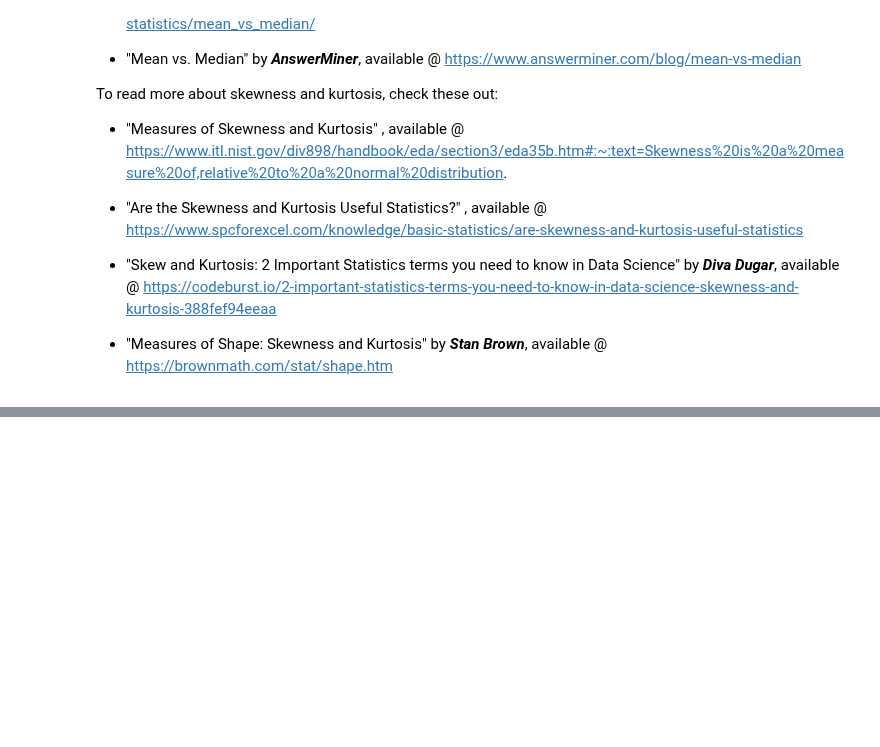
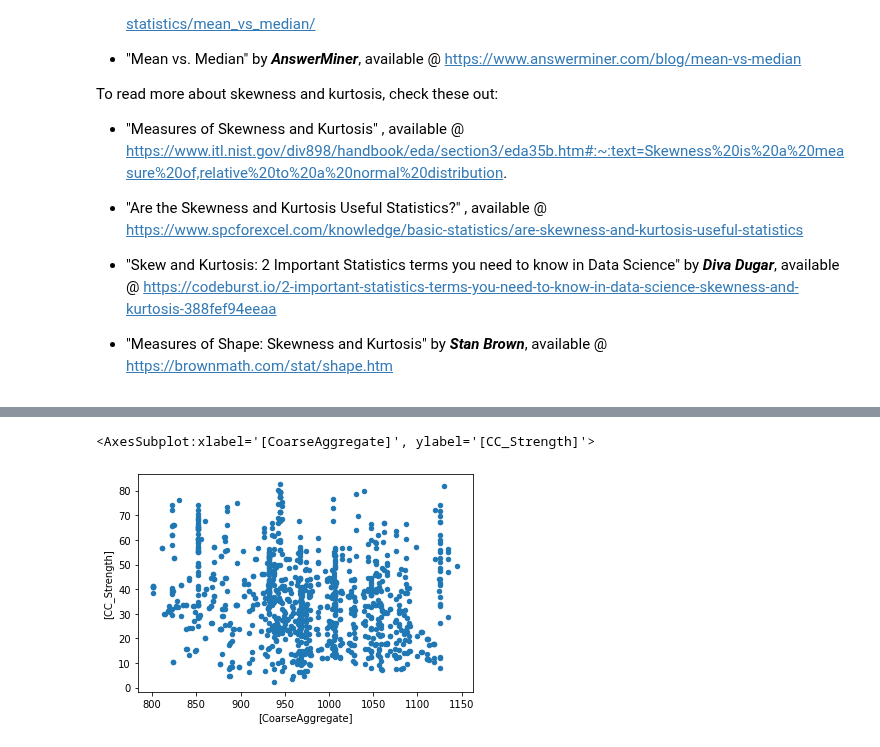
Before and after one commit to dustykat/ce-5319-webroot, a Jupyter notebook: ce5319jb/_build/jupyter_execute/lessons/lesson8/exploratorydataanalysis.ipynb, the cells around one changed output, grey strips where cells are left out. Saved outputs shown, nothing was run; the diff lists cells and outputs as text; code cells hidden in the pictures; blank space fills up the shorter version.

```diff
--- a/ce5319jb/_build/jupyter_execute/lessons/lesson8/exploratorydataanalysis.ipynb
+++ b/ce5319jb/_build/jupyter_execute/lessons/lesson8/exploratorydataanalysis.ipynb
@@ -430,0 +614,5 @@ by __*Stan Brown*__, available @ https://brownmath.com/stat/shape.htm
+# %%
+data.plot.scatter(x=['CoarseAggregate'],y=['CC_Strength']) # some plotting methods come with pandas dataframes
+# %% [output]
+<AxesSubplot:xlabel='[CoarseAggregate]', ylabel='[CC_Strength]'>
+[figure, added]
```
Also changed, not shown: parts of 26 cells of this notebook, 42 other files.
